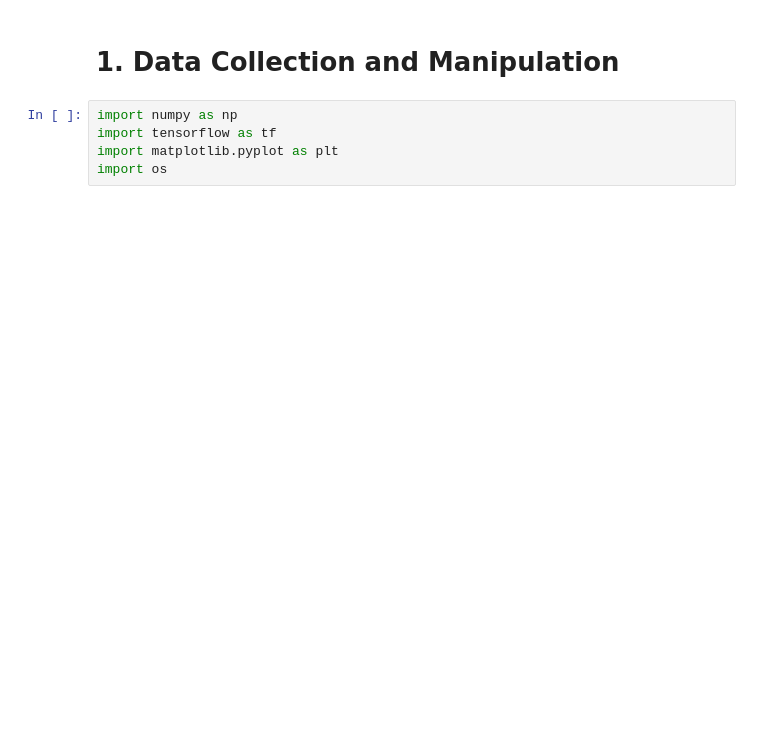
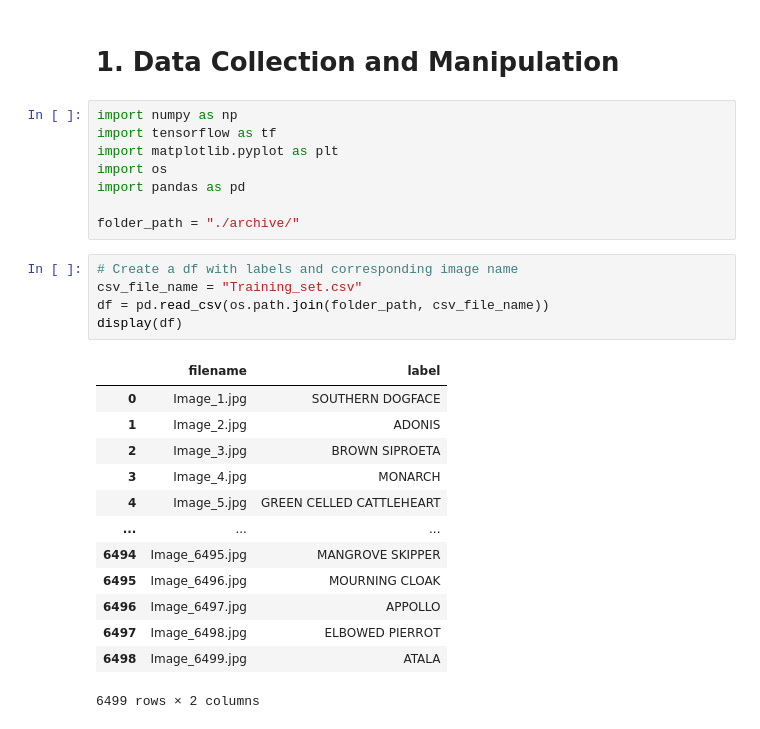
Before and after one commit to Stefano-Bozzi/LepidopterAI, a Jupyter notebook: Data_collection_and_manipulation.ipynb, the cells around one changed output. Saved outputs shown, nothing was run; the diff lists cells and outputs as text; blank space fills up the shorter version.

```diff
--- a/Data_collection_and_manipulation.ipynb
+++ b/Data_collection_and_manipulation.ipynb
@@ -5,6 +5,28 @@ import numpy as np
 import tensorflow as tf
 import matplotlib.pyplot as plt
 import os
+import pandas as pd
+
+folder_path = "./archive/"
+# %%
+# Create a df with labels and corresponding image name
+csv_file_name = "Training_set.csv"
+df = pd.read_csv(os.path.join(folder_path, csv_file_name))
+display(df)
+# %% [output]
+|  | filename | label |
+| 0 | Image_1.jpg | SOUTHERN DOGFACE |
+| 1 | Image_2.jpg | ADONIS |
+| 2 | Image_3.jpg | BROWN SIPROETA |
+| 3 | Image_4.jpg | MONARCH |
+| 4 | Image_5.jpg | GREEN CELLED CATTLEHEART |
+| ... | ... | ... |
+| 6494 | Image_6495.jpg | MANGROVE SKIPPER |
+| 6495 | Image_6496.jpg | MOURNING CLOAK |
+| 6496 | Image_6497.jpg | APPOLLO |
+| 6497 | Image_6498.jpg | ELBOWED PIERROT |
+| 6498 | Image_6499.jpg | ATALA |
+6499 rows × 2 columns
 # %%
 # Check if the image format is valid and verify if TensorFlow can load the image, otherwise mark it as invalid.
 
```
Also changed, not shown: parts of 2 cells of this notebook.
